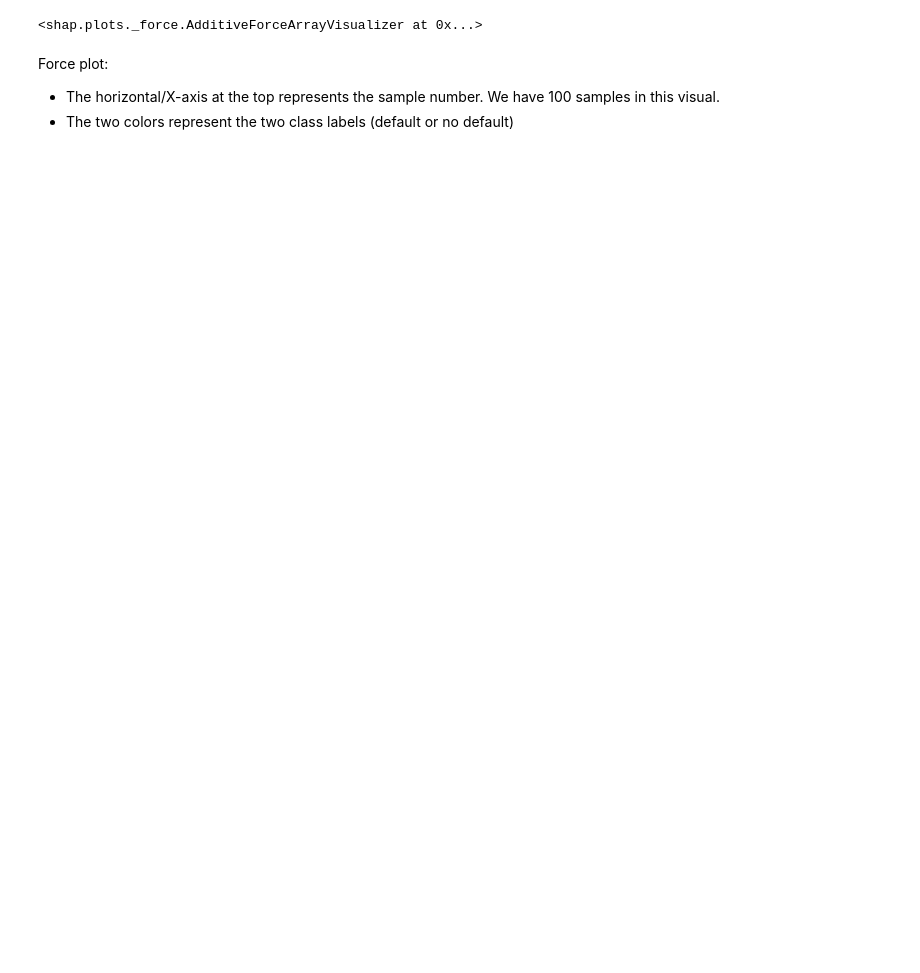
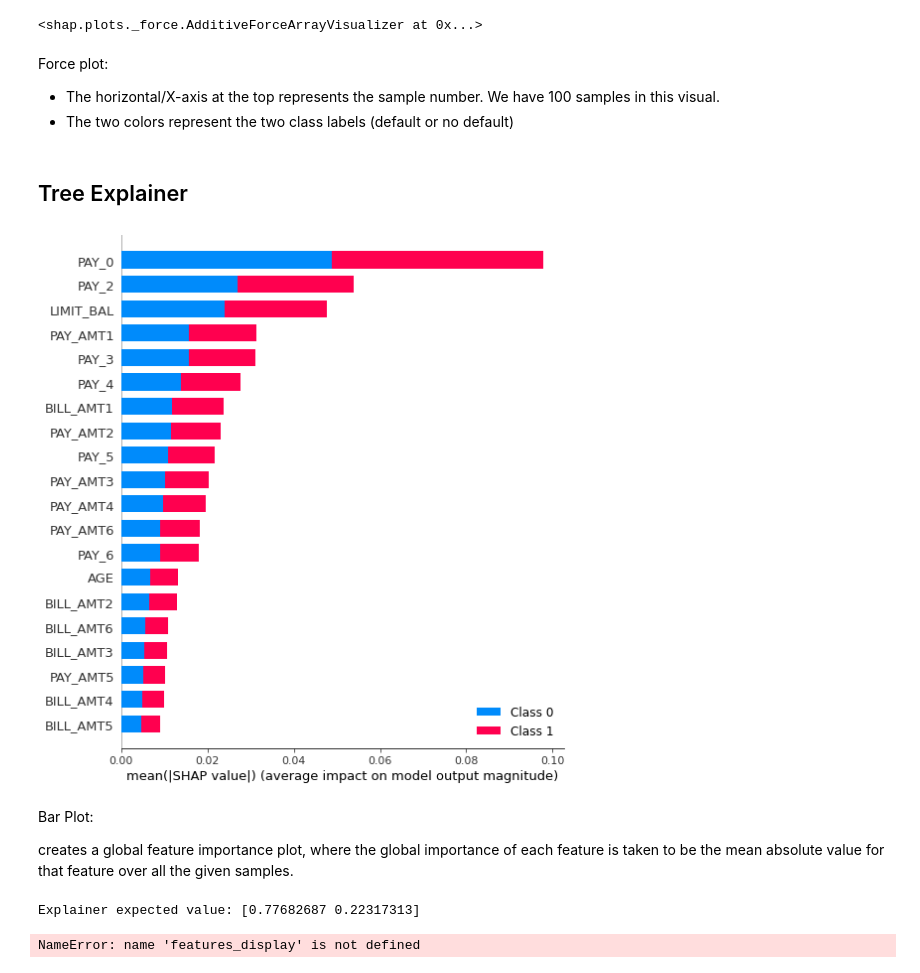
Before and after one commit to EricaXia/dsci_552_project, a Jupyter notebook: shap/CC_clf.ipynb, the cells around one changed output. Cells and saved outputs as stored; diff of their text form; code cells hidden in the pictures; blank space fills up the shorter version.

```diff
--- a/shap/CC_clf.ipynb
+++ b/shap/CC_clf.ipynb
@@ -131,0 +117,13 @@ total_counts_df.to_csv('total_counts.csv')
+# %%
+# define X and Y
+n_features = df_cc.shape[1]
+X = df_cc.iloc[:,:n_features-1]
+y = df_cc.iloc[:,-1]
+
+## SMOTE
+oversample = SMOTE()
+X, y = oversample.fit_resample(X, y)
+
+## Train/Test split
+X_train, X_test, y_train, y_test = train_test_split(X, y, test_size=0.33, random_state=42)
+print(X_train.shape, X_test.shape, y_train.shape, y_test.shape)
@@ -253,3 +245,8 @@ rf_rand.best_params_
  'min_samples_split': 2,
  'min_samples_leaf': 2,
  'max_features': 'auto'}
+# %%
+## Random Forest new (optimized)
+
+rfc = RandomForestClassifier(n_estimators=200, max_depth=None, min_samples_split=2, min_samples_leaf=2, random_state=0)
+rfc.fit(X_train,y_train)
@@ -273,3 +274,38 @@ Force plot:
 
 * The horizontal/X-axis at the top represents the sample number. We have 100 samples in this visual.
 * The two colors represent the two class labels (default or no default)
+# %% [markdown]
+## Tree Explainer
+# %%
+## Bar Plot of feature importance
+# explain all the predictions in the test set
+explainer = shap.TreeExplainer(rfc)
+shap_values = explainer.shap_values(X_test_sample)
+shap.summary_plot(shap_values, (X_test_sample))
+# %% [output]
+[figure, added]
+# %% [markdown]
+Bar Plot:
+
+creates a global feature importance plot, where the global importance of each feature is taken to be the mean absolute value for that feature over all the given samples.
+# %%
+# Decision plot
+expected_value = explainer.expected_value
+if isinstance(expected_value, list):
+    expected_value = expected_value[1]
+print(f"Explainer expected value: {expected_value}")
+select = range(20)
+features = X_test.iloc[select]
+# features_display = X_display.loc[features.index]
+# %% [output]
+Explainer expected value: [0.77682687 0.22317313]
+# %%
+with warnings.catch_warnings():
+    warnings.simplefilter("ignore")
+    shap_values = explainer.shap_values(features)[1]
+    shap_interaction_values = explainer.shap_interaction_values(features)
+
+if isinstance(shap_interaction_values, list):
+    shap_interaction_values = shap_interaction_values[1]
+# %% [output]
+NameError: name 'features_display' is not defined
```
Also changed, not shown: parts of 24 cells of this notebook, 1 other file.
